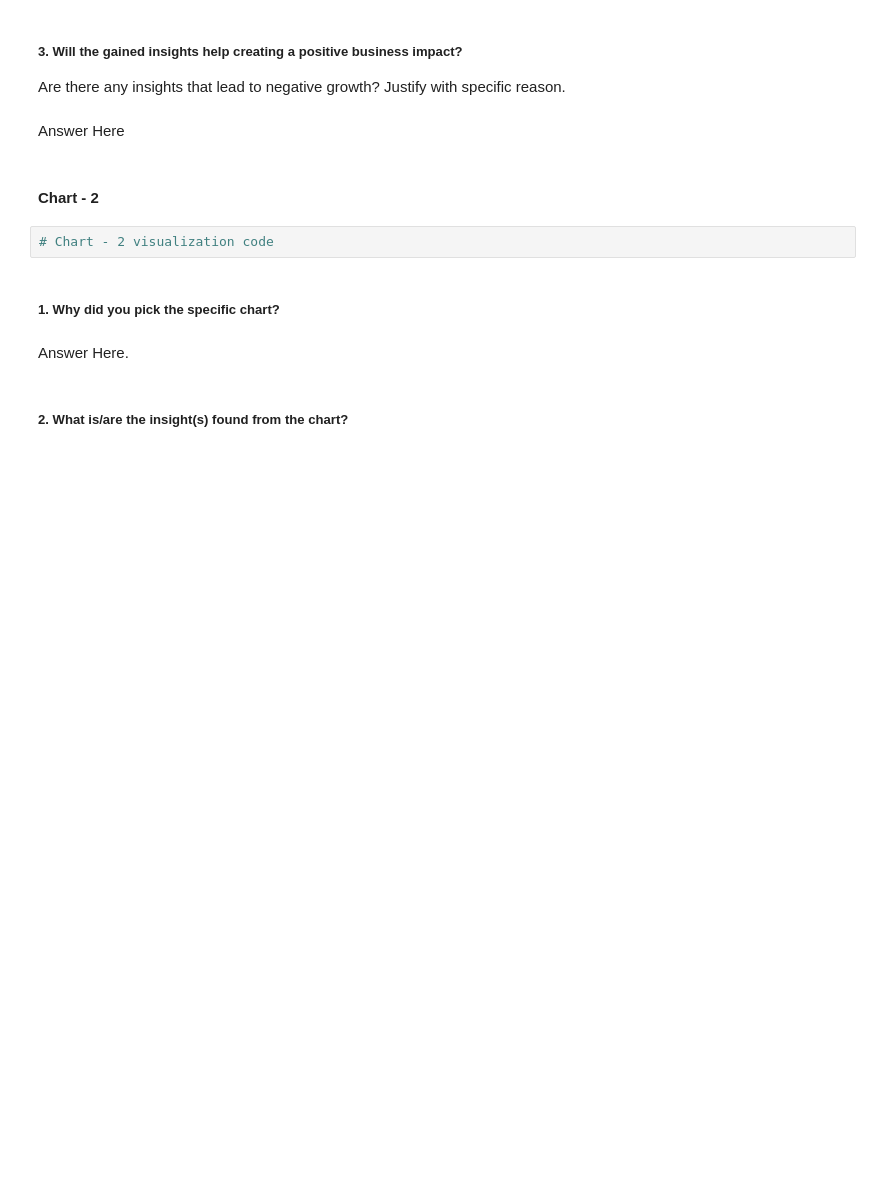
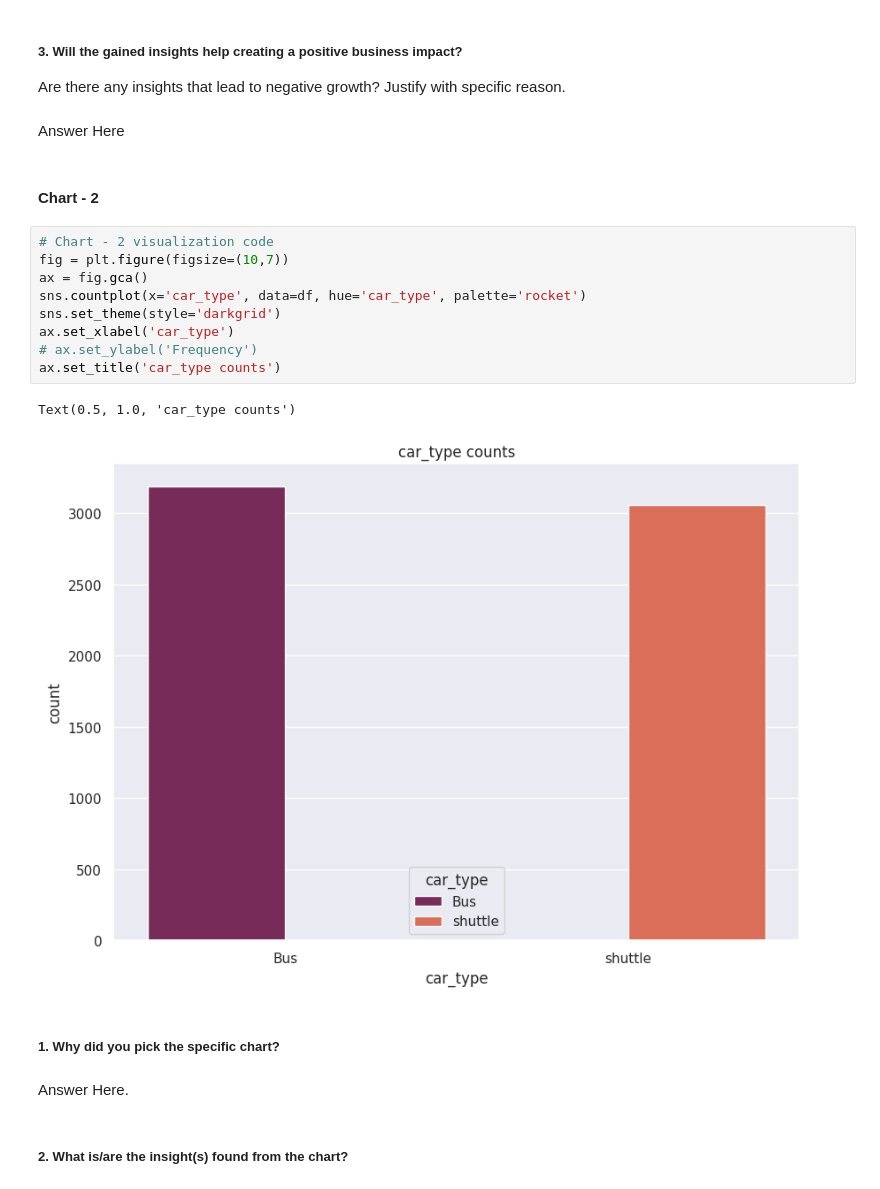
Before and after one commit to ChetanB1997/Capstone-1-EDA-AirBnB-Booking-Analysis, a Jupyter notebook: Transport_demand_prediction_ML_capstone_project.ipynb, the cells around one changed output. Cells and saved outputs as stored; diff of their text form; blank space fills up the shorter version.

```diff
--- a/Transport_demand_prediction_ML_capstone_project.ipynb
+++ b/Transport_demand_prediction_ML_capstone_project.ipynb
@@ -213,8 +295,18 @@ Are there any insights that lead to negative growth? Justify with specific reaso
 Answer Here
 # %% [markdown]
 #### Chart - 2
-# %%
-# Chart - 2 visualization code
+# %%
+# Chart - 2 visualization code
+fig = plt.figure(figsize=(10,7))
+ax = fig.gca()
+sns.countplot(x='car_type', data=df, hue='car_type', palette='rocket')
+sns.set_theme(style='darkgrid')
+ax.set_xlabel('car_type')
+# ax.set_ylabel('Frequency')
+ax.set_title('car_type counts')
+# %% [output]
+Text(0.5, 1.0, 'car_type counts')
+[figure, added]
 # %% [markdown]
 ##### 1. Why did you pick the specific chart?
 # %% [markdown]
```
Also changed, not shown: parts of 70 cells of this notebook.
